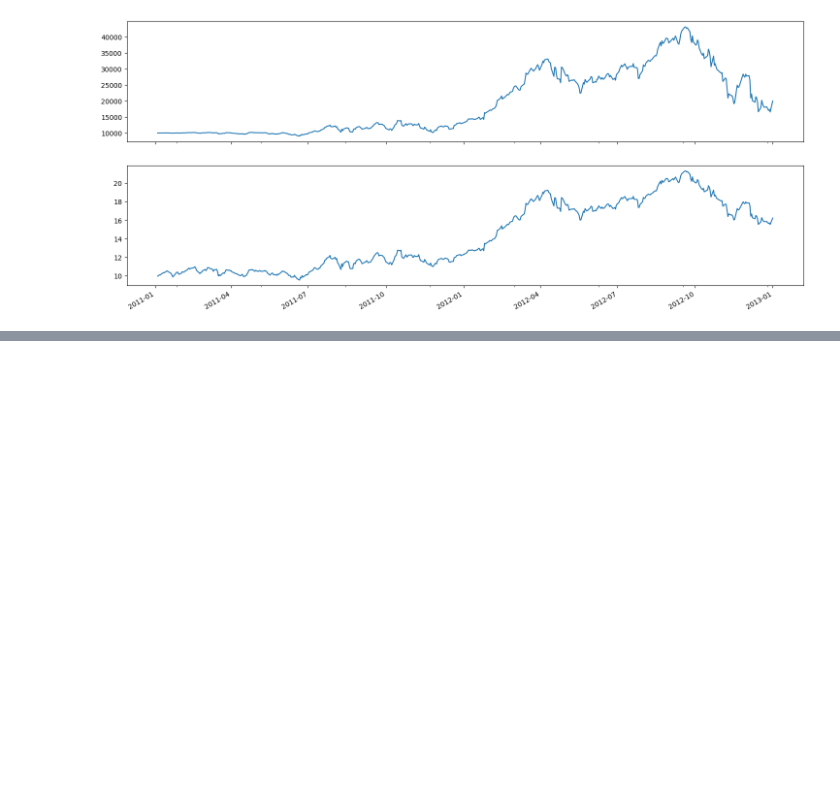
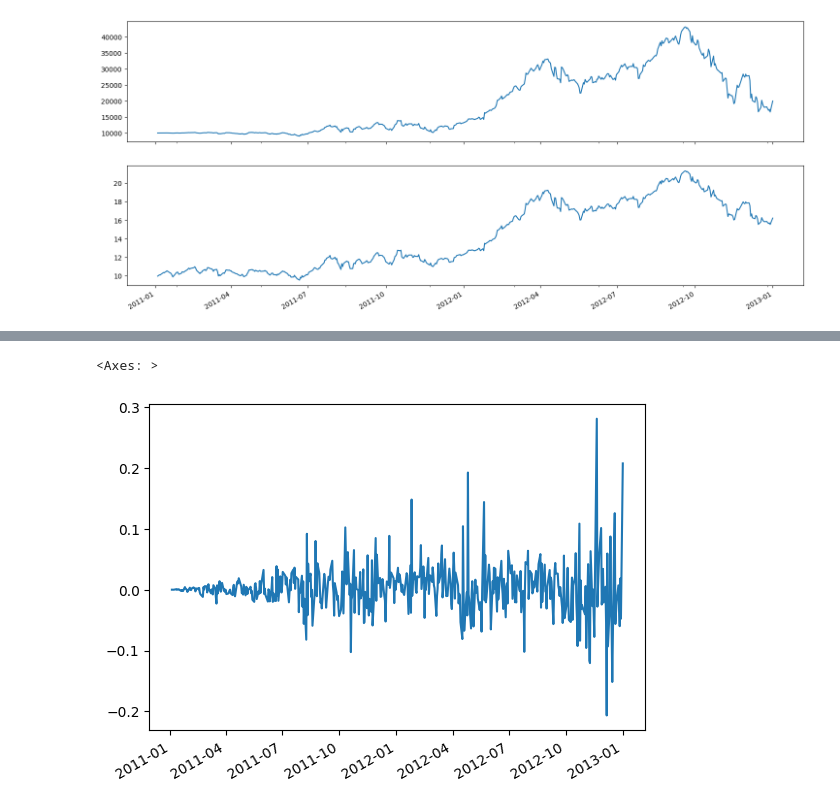
Before and after one commit to sharavsambuu/ziplinereloaded-norgate-exps, a Jupyter notebook: helloworld_cell.ipynb, the cells around one changed output, grey strips where cells are left out. Cells and saved outputs as stored; diff of their text form; code cells hidden in the pictures; blank space fills up the shorter version.

```diff
--- a/helloworld_cell.ipynb
+++ b/helloworld_cell.ipynb
@@ -52,0 +114,7 @@ result = run_algorithm(
+# %%
+#%%
+
+result['returns'].plot()
+# %% [output]
+<Axes: >
+[figure, added]
```
Also changed, not shown: parts of 6 cells of this notebook, 1 other file.
